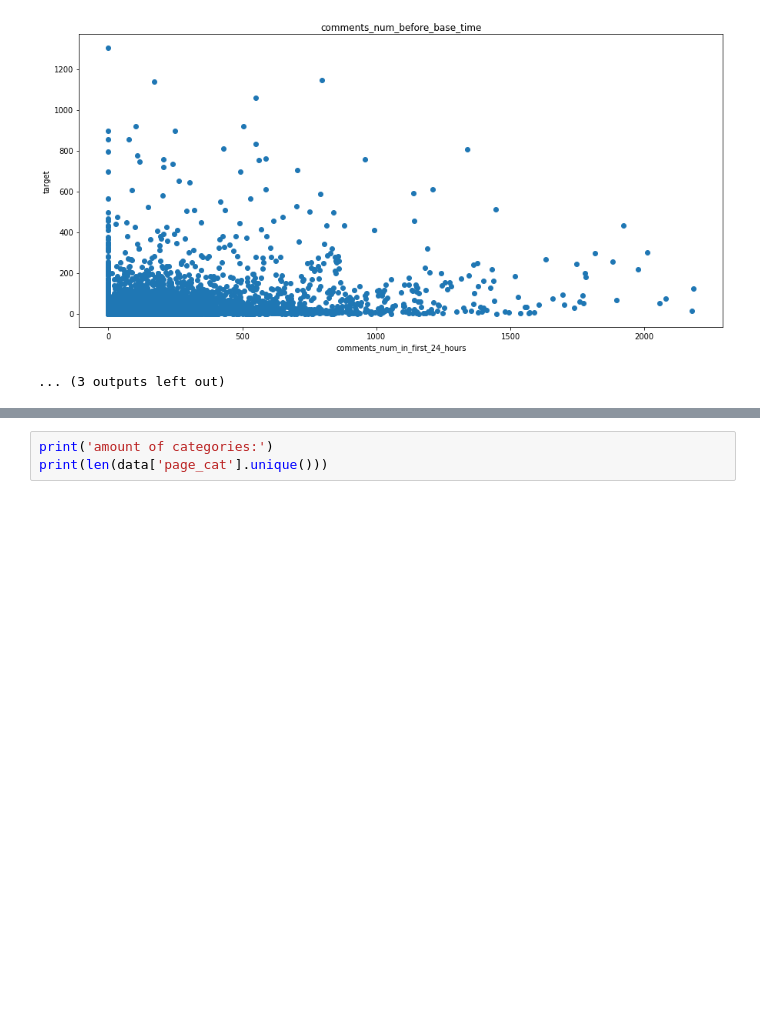
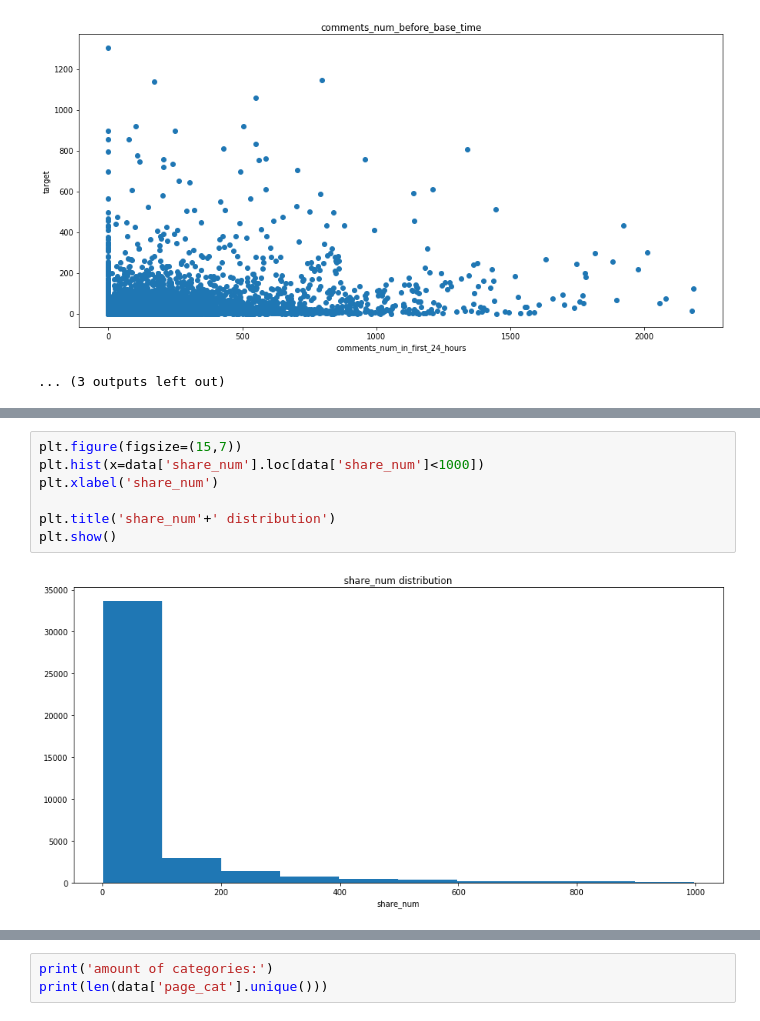
Before and after one commit to HollowPrincess/ML-introduction-2019, a Jupyter notebook: linear_regression/visualizations.ipynb, the cells around one changed output, grey strips where cells are left out. Drawn from its saved outputs; the diff is of its cells as text; blank space fills up the shorter version.

```diff
--- a/linear regression/visualizations.ipynb
+++ b/linear_regression/visualizations.ipynb
@@ -479,0 +501,9 @@ for name in names:
+# %%
+plt.figure(figsize=(15,7))
+plt.hist(x=data['share_num'].loc[data['share_num']<1000])
+plt.xlabel('share_num')
+
+plt.title('share_num'+' distribution')
+plt.show()
+# %% [output]
+[figure, added]
```
Also changed, not shown: parts of 42 cells of this notebook, 45 other files.
